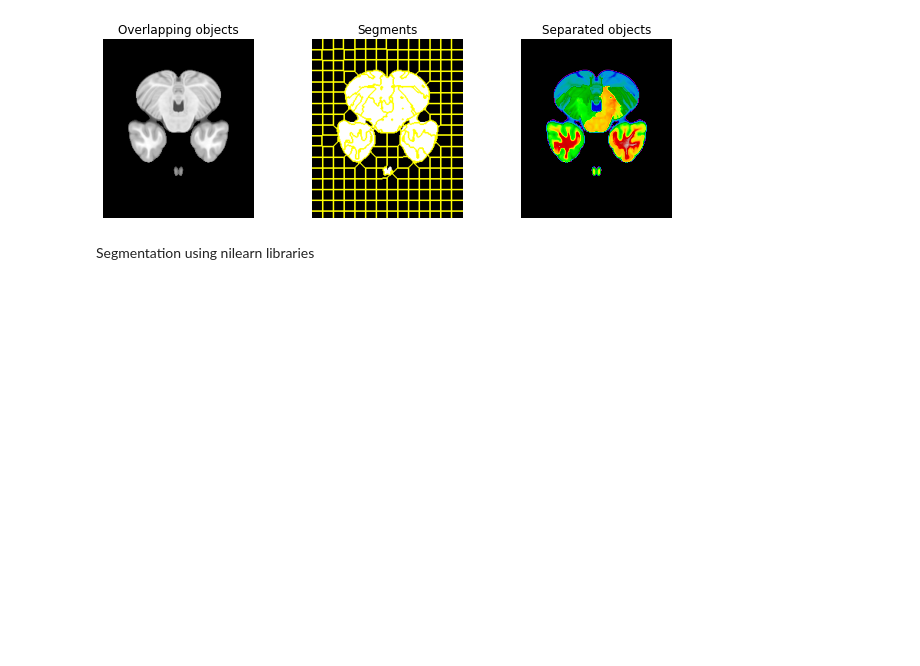
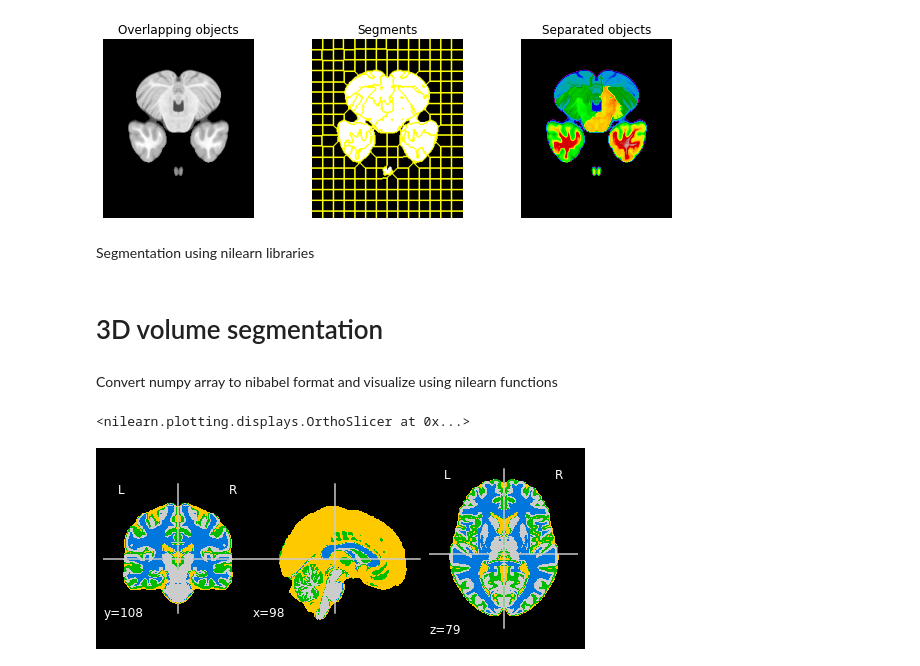
Before and after one commit to raulbenitez/NEUROIMAGING_AI, a Jupyter notebook: NI_segmentation.ipynb, the cells around one changed output. Cells and saved outputs as stored; diff of their text form; code cells hidden in the pictures; blank space fills up the shorter version.

```diff
--- a/NI_segmentation.ipynb
+++ b/NI_segmentation.ipynb
@@ -282,3 +314,30 @@ Clipping input data to the valid range for imshow with RGB data ([0..1] for floa
 [figure]
 # %% [markdown]
 Segmentation using nilearn libraries
+# %% [markdown]
+# 3D volume segmentation
+# %%
+import skimage as sk # load skimage libraries
+import numpy as np
+from sklearn.cluster import KMeans
+import matplotlib.pyplot as plt
+from matplotlib import gridspec
+
+
+v_I = np.reshape(data,(data.shape[0]*data.shape[1]*data.shape[2],1)) # reshape image as NPIX x NCHANNELS array
+kmeans = KMeans(n_clusters=5).fit(v_I) # Fit a k-means algorithm
+v_kmeans = kmeans.fit_predict(v_I) # Predict k-means cluster labels for each pixel
+I_segment = np.reshape(v_kmeans,(data.shape[0],data.shape[1],data.shape[2])) # reshape back to original image size
+# %% [markdown]
+Convert numpy array to nibabel format and visualize using nilearn functions
+# %%
+from nilearn.plotting import plot_epi, show
+import nibabel as nib
+import numpy as np
+
+new_image = nib.Nifti1Image(I_segment, np.eye(4))
+new_image.set_data_dtype(np.int64)
+plot_epi(new_image)
+# %% [output]
+<nilearn.plotting.displays.OrthoSlicer at 0x...>
+[figure, added]
```
Also changed, not shown: parts of 7 cells of this notebook.
